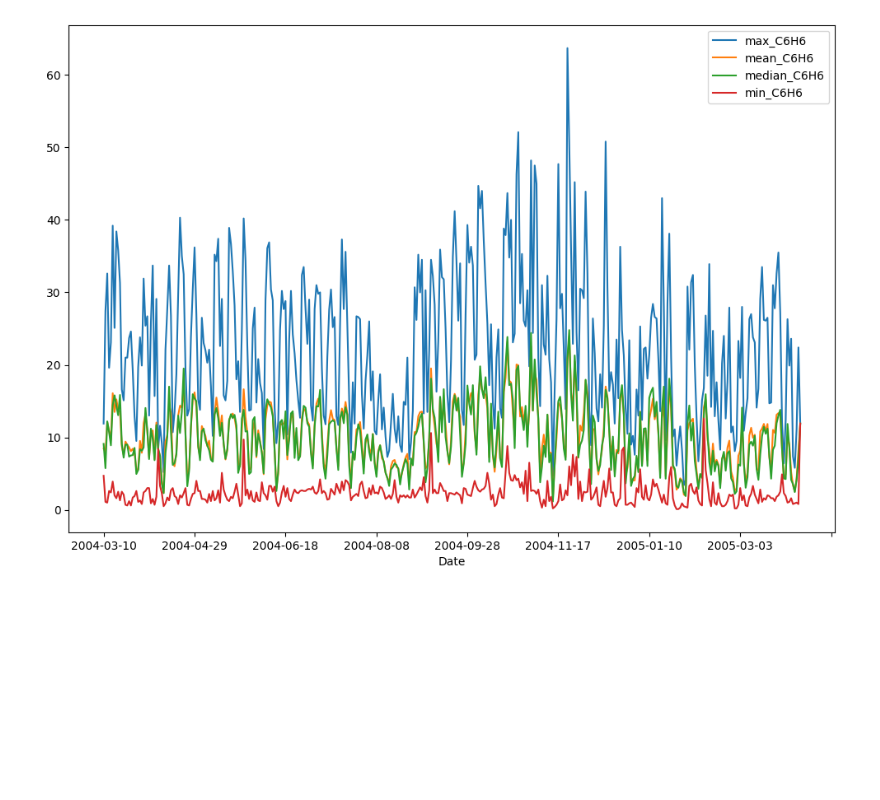
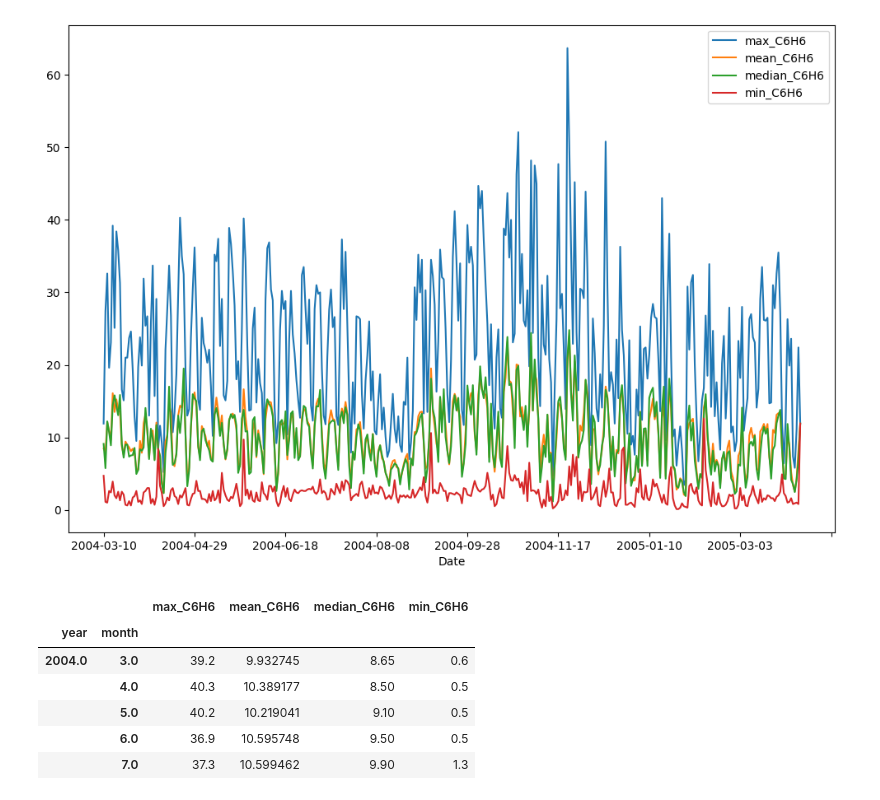
Before and after one commit to Alex-Devoid/ST-554-Project1, a Jupyter notebook: Task2/Task2.ipynb, the cells around one changed output. Saved outputs shown, nothing was run; the diff lists cells and outputs as text; code cells hidden in the pictures; blank space fills up the shorter version.

```diff
--- a/Task2/Task2.ipynb
+++ b/Task2/Task2.ipynb
@@ -431,3 +441,17 @@ data_summary.plot(kind = "line", figsize = (12,8))
 # %% [output]
 <Axes: xlabel='Date'>
 [figure]
+# %%
+C6H6_monthly = air_qu.groupby(["year", "month"]).agg(max_C6H6 = ("true_C6H6", "max"),
+                                                   mean_C6H6 = ("true_C6H6", "mean"),
+                                                   median_C6H6 = ("true_C6H6", "median"),
+                                                   min_C6H6 = ("true_C6H6", "min"))
+C6H6_monthly.head()
+# %% [output]
+|  |  | max_C6H6 | mean_C6H6 | median_C6H6 | min_C6H6 |
+| year | month |  |  |  |  |
+| 2004.0 | 3.0 | 39.2 | 9.932745 | 8.65 | 0.6 |
+|  | 4.0 | 40.3 | 10.389177 | 8.50 | 0.5 |
+|  | 5.0 | 40.2 | 10.219041 | 9.10 | 0.5 |
+|  | 6.0 | 36.9 | 10.595748 | 9.50 | 0.5 |
+|  | 7.0 | 37.3 | 10.599462 | 9.90 | 1.3 |
```
Also changed, not shown: parts of 13 cells of this notebook.
